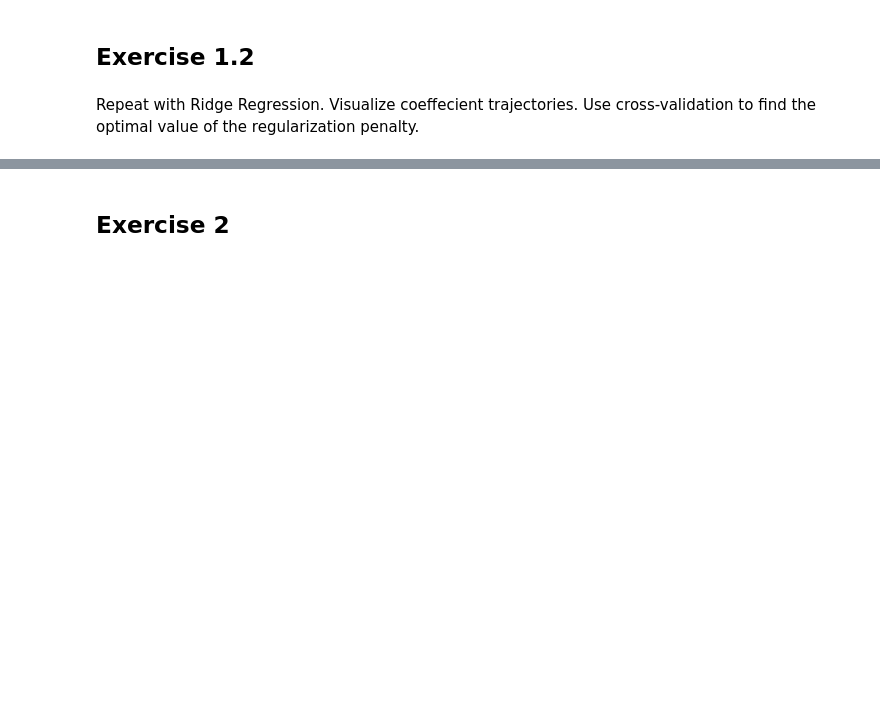
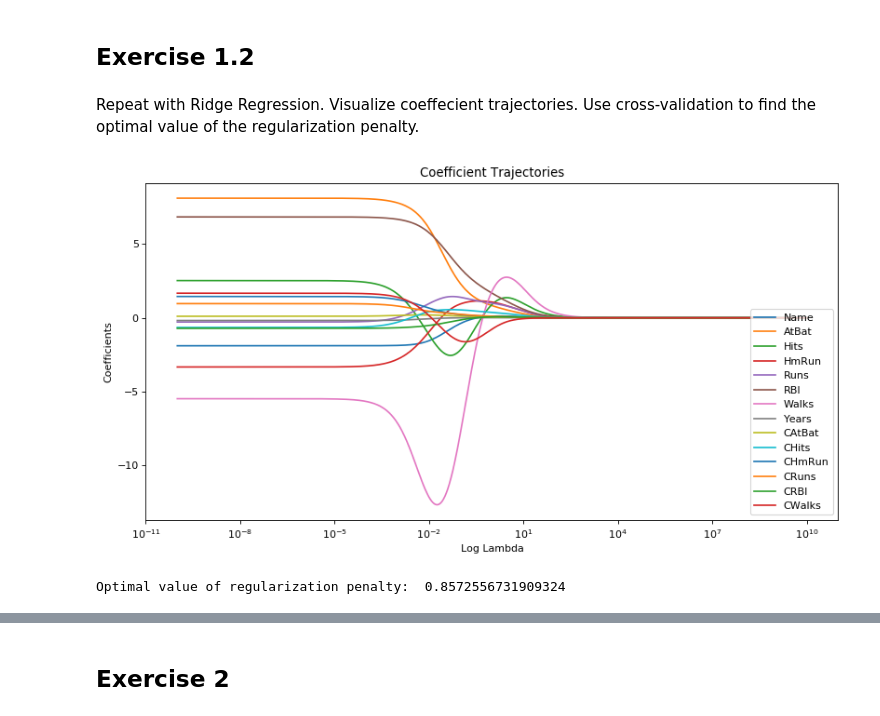
Before and after one commit to jyan33/ANLY590, a Jupyter notebook: ANLY590_Yan_HW0.ipynb, the cells around one changed output, grey strips where cells are left out. Cells and saved outputs as stored; diff of their text form; code cells hidden in the pictures; blank space fills up the shorter version.

```diff
--- a/ANLY590_Yan_HW0.ipynb
+++ b/ANLY590_Yan_HW0.ipynb
@@ -38,0 +62,7 @@ from sklearn import linear_model
+# %%
+alphas_ = np.linspace(0,30,500)
+lassocv = LassoCV(alphas = alphas_, cv = 10, max_iter = 100000, normalize = True)
+lassocv.fit(x, y)
+lasso.set_params(alpha=lassocv.alpha_)
+
+print('Optimal value of regularization penalty: ', lassocv.alpha_)
@@ -38,0 +71,3 @@ from sklearn import linear_model
+# %%
+lassocv.fit(x,y)
+pd.Series(lassocv.coef_, index=x.columns)
@@ -44,0 +96,31 @@ from sklearn import linear_model
+# %%
+alphas_ridge = np.logspace(-10,10,10000)
+coeffs_ridge = []
+
+for j in alphas_ridge:
+    ridge = Ridge(alpha = j,  max_iter = 10000, normalize = True)
+    ridge.fit(x, y)
+    coeffs_ridge.append(ridge.coef_)
+
+figure(num=None, figsize=(12, 6), dpi=80, facecolor='w', edgecolor='k')
+ax = plt.gca()
+ax.plot(alphas_ridge, coeffs_ridge)
+
+ax.legend(df1.columns.values,loc = 4)
+#plt.xlim(-2,4)
+#plt.ylim(-10,8)
+ax.set_xscale('log')
+plt.xlabel('Log Lambda')
+plt.ylabel('Coefficients')
+plt.title('Coefficient Trajectories')
+plt.show()
+# %% [output]
+[figure, added]
+# %%
+alphas1 = np.logspace(-4, 4, 300)
+ridgecv = RidgeCV(alphas = alphas1, cv = 10, normalize = True)
+ridgecv.fit(x, y)
+
+print('Optimal value of regularization penalty: ', ridgecv.alpha_)
+# %% [output]
+Optimal value of regularization penalty:  0.8572556731909324
```
Also changed, not shown: parts of 14 cells of this notebook.
